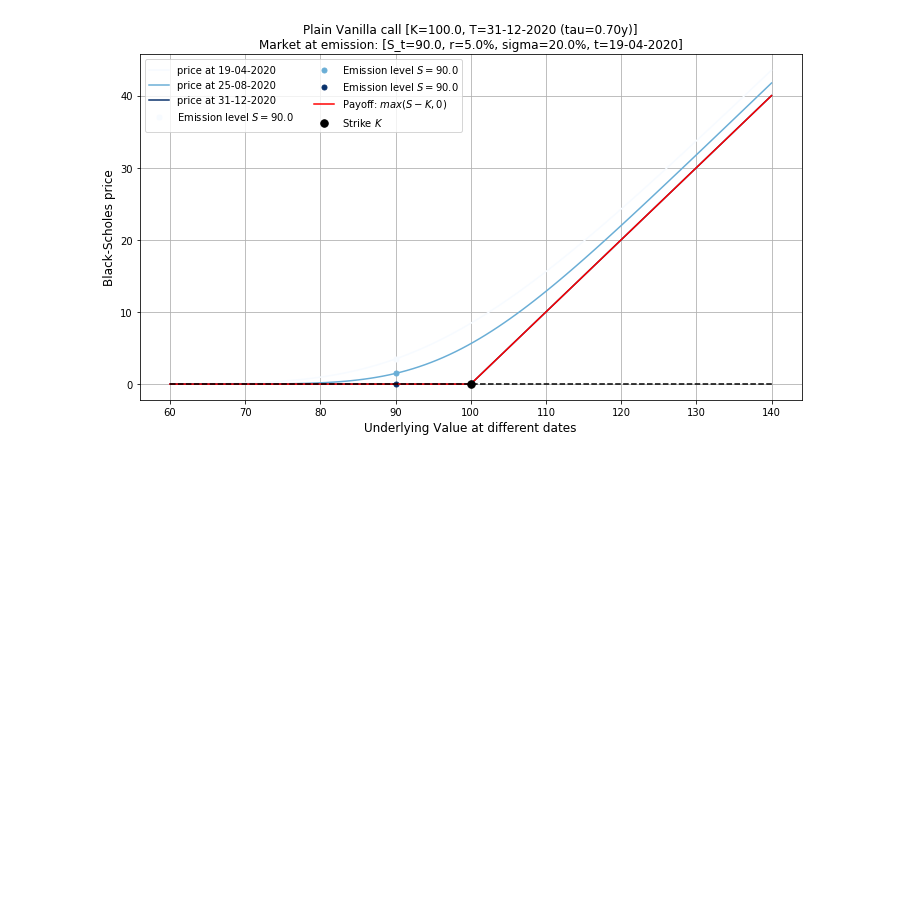
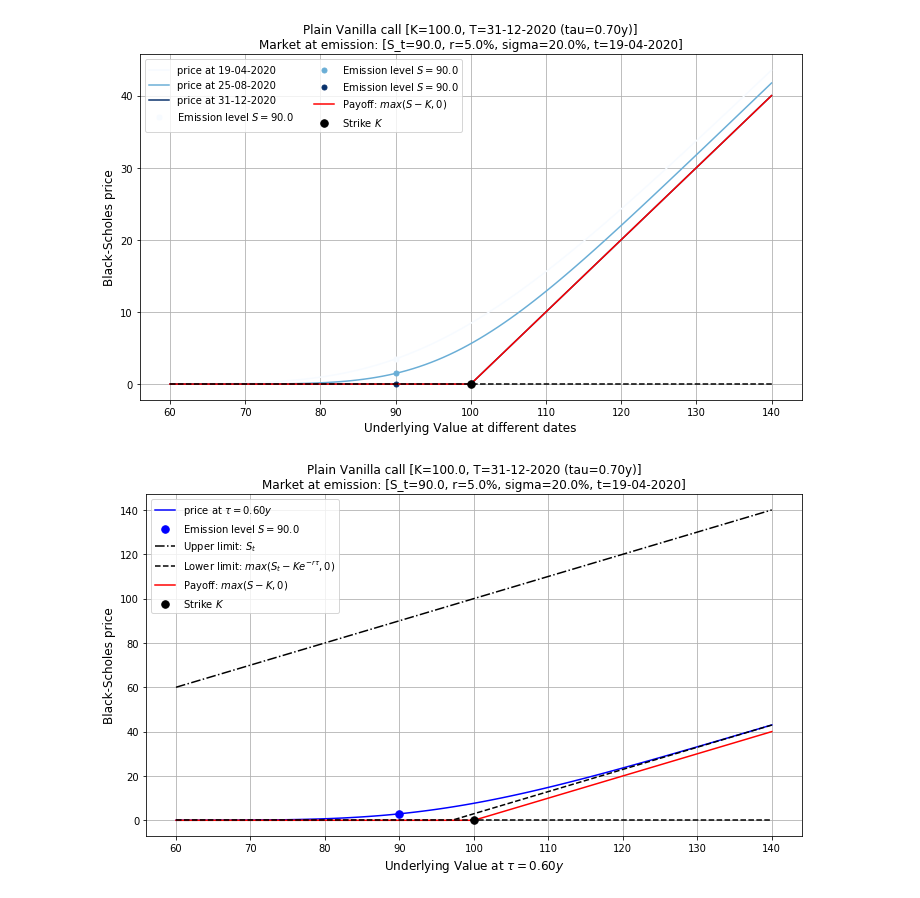
Before and after one commit to gabrielepompa88/IT-For-Business-And-Finance-2019-20, a Jupyter notebook: Notebooks/Derivatives_Analytics___Objects_Composition.ipynb, the cells around one changed output. Cells and saved outputs as stored; diff of their text form; code cells hidden in the pictures; blank space fills up the shorter version.

```diff
--- a/Notebooks/Derivatives_Analytics___Objects_Composition.ipynb
+++ b/Notebooks/Derivatives_Analytics___Objects_Composition.ipynb
@@ -393,0 +400,7 @@ def datetime_obj_to_date_string(date):
+# %%
+def date_string_to_datetime_obj(date_string):
+    try:
+        return dt.datetime.strptime(date_string, "%d-%m-%Y") if isinstance(date_string, str) else date_string
+    except ValueError:
+        print("String '{}' in input is not conform to 'dd-mm-YYYY' date format".format(date_string))
+        raise
@@ -620,7 +635,7 @@ class EuropeanOption:
 
         # check that no multiple time parameters in input
         if isinstance(time_param, Iterable) and not isinstance(time_param, str):
-            raise TypeError("No multiple time parameters allowed: {} given in input.".format(type(time_param)))
+            raise NotImplementedError("No multiple time parameters allowed: {} given in input.".format(time_param))
 
         # time parameter interpretation according to its type
         # case 1: no time-parameter in input
@@ -1728,7 +1743,7 @@ class EuropeanOption:
 
         # check that no multiple time parameters in input
         if isinstance(time_param, Iterable) and not isinstance(time_param, str):
-            raise TypeError("No multiple time parameters allowed: {} given in input.".format(type(time_param)))
+            raise NotImplementedError("No multiple time parameters allowed: {} given in input.".format(time_param))
 
         # time parameter interpretation according to its type
         # case 1: no time-parameter in input
@@ -3825,3 +3919,7 @@ True
 option_plotter.plot(tau=x)
 # %% [output]
 [figure]
+# %%
+option_plotter.plot(tau=0.6)
+# %% [output]
+[figure, added]
```
Also changed, not shown: parts of 41 cells of this notebook.
